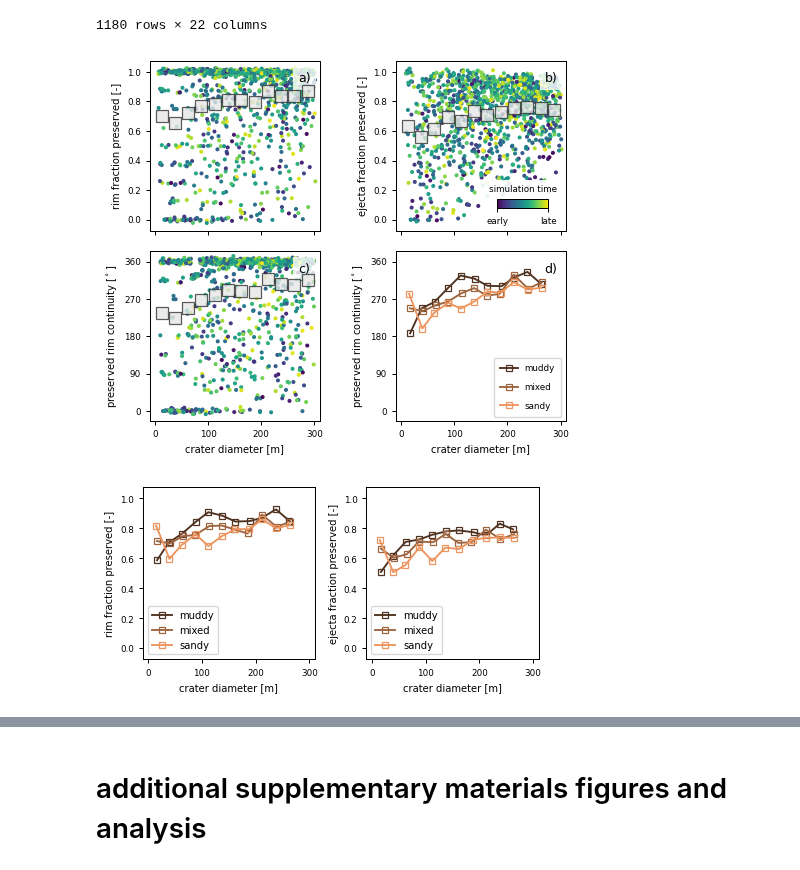
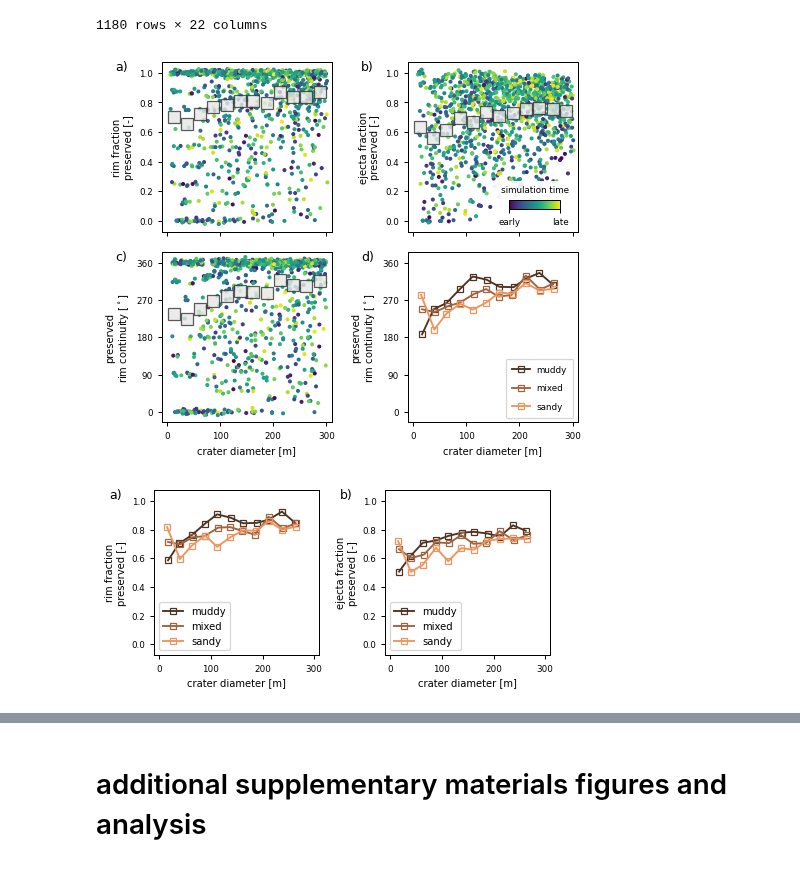
Before and after one commit to amoodie/paper_resources, a Jupyter notebook: Moodie_marscraterreworking/analysis/crater_analysis.ipynb, the cells around one changed output, grey strips where cells are left out. Saved outputs shown, nothing was run; the diff lists cells and outputs as text; code cells hidden in the pictures.

```diff
--- a/Moodie_marscraterreworking/analysis/crater_analysis.ipynb
+++ b/Moodie_marscraterreworking/analysis/crater_analysis.ipynb
@@ -1177,10 +1192,10 @@ circ = patches.Circle(
     edgecolor='k', facecolor='none', linestyle='-')
 topleft_axs[0].add_patch(circ)
 circ = patches.Arc(
-    (1010, 530), 120, 120, 0, 10, 260,
+    (1010, 530), width=120, height=120, angle=0, theta1=10, theta2=260,
     edgecolor='k', facecolor='none', linestyle='-', lw=3)
 circ2 = patches.Arc(
-    (1010, 530), 120, 120, 0, 260, 10,
+    (1010, 530), width=120, height=120, angle=0, theta1=260, theta2=10,
     edgecolor='k', facecolor='none', linestyle='--', lw=1.5)
 topright_ax.add_patch(circ)
 topright_ax.add_patch(circ2)
@@ -1837,7 +1848,7 @@ ax[0,0].scatter(
     csfd_interbedded_shuffle['diameter']+x_noise,
     csfd_interbedded_shuffle['rim_frac']+y_noise,
     c=csfd_interbedded_shuffle['crateridx'], marker='.', s=20, alpha=1)
-ax[0,0].set_ylabel('rim fraction preserved [-]', fontsize=_label_fontsize)
+ax[0,0].set_ylabel('rim fraction\npreserved [-]', fontsize=_label_fontsize)
 # ax[0,0].set_xlabel('crater diameter [m]', fontsize=_label_fontsize)
 ax[0,0].set_xlim(-10, 310)
 ax[0,0].plot(
@@ -1847,7 +1858,7 @@ ax[0,1].scatter(
     csfd_interbedded_shuffle['diameter']+x_noise,
     csfd_interbedded_shuffle['ejecta_frac']+y_noise,
     c=csfd_interbedded_shuffle['crateridx'], s=20, marker='.')
-ax[0,1].set_ylabel('ejecta fraction preserved [-]', fontsize=_label_fontsize)
+ax[0,1].set_ylabel('ejecta fraction\npreserved [-]', fontsize=_label_fontsize)
 # ax[0,1].set_xlabel('crater diameter [m]', fontsize=_label_fontsize)
 ax[0,1].set_xlim(-10, 310)
 ax[0,1].plot(
@@ -1857,7 +1868,7 @@ sc = ax[1,0].scatter(
     csfd_interbedded_shuffle['diameter'],
     csfd_interbedded_shuffle['rim_degree_consec']+y_noise*360,
     c=csfd_interbedded_shuffle['crateridx'], s=20, marker='.')
-ax[1,0].set_ylabel('preserved rim continuity [$^\\circ$]', fontsize=_label_fontsize)
+ax[1,0].set_ylabel('preserved\nrim continuity [$^\\circ$]', fontsize=_label_fontsize)
 ax[1,0].set_xlabel('crater diameter [m]', fontsize=_label_fontsize)
 ax[1,0].set_xlim(-10, 310)
 ax[1,0].set_yticks(np.linspace(0, 360, endpoint=True, num=5))
@@ -1912,7 +1923,7 @@ for i, flux_group in enumerate(grp_mean['rim_degree_consec'].index):
 
 ax[1,1].legend(fontsize=_tick_fontsize, loc='lower right', labelspacing=1.1, borderpad=0.75)
 ax[1,1].tick_params(labelsize=_tick_fontsize)
-ax[1,1].set_ylabel('preserved rim continuity [$^\\circ$]', fontsize=_label_fontsize)
+ax[1,1].set_ylabel('preserved\nrim continuity [$^\\circ$]', fontsize=_label_fontsize)
 ax[1,1].set_xlabel('crater diameter [m]', fontsize=_label_fontsize)
 ax[1,1].set_yticks(np.linspace(0, 360, endpoint=True, num=5))
 ax[1,1].set_ylim(ax[1,0].get_ylim())
@@ -1923,7 +1934,7 @@ for axi in ax.ravel():
     axi.tick_params(labelsize=_tick_fontsize)
     axi.set_aspect(1.0/axi.get_data_ratio())
 for i, axi in enumerate(ax.ravel()):
-    _panel_labeler(i, axi, x=0.85, y=0.85, color='k')
+    _panel_labeler(i, axi, x=-0.275, y=0.95, color='k')
 
 fig.set_facecolor('none')
 
@@ -1973,7 +1984,7 @@ sc = ax[1,0].scatter(
     csfd_interbedded_shuffle['time']+x_noise,
     csfd_interbedded_shuffle['rim_frac_sfc']+frac_noise,
     c=csfd_interbedded_shuffle['time'], marker='.', s=7)
-ax[1,0].set_ylabel('rim fraction\npreserved at surface [-]', fontsize=_label_fontsize)
+ax[1,0].set_ylabel('rim fraction\npreserved\nat surface [-]', fontsize=_label_fontsize)
 ax[1,0].set_xlabel('time [s]', fontsize=_label_fontsize)
 ax[1,0].xaxis.offsetText.set_fontsize(_tick_fontsize-1)
 cb = dm.plot.append_colorbar(sc, ax=ax[1,0])
@@ -1985,7 +1996,7 @@ sc = ax[1,1].scatter(
     csfd_interbedded_shuffle['diameter']+diam_noise,
     csfd_interbedded_shuffle['rim_frac_sfc']+frac_noise,
     c=csfd_interbedded_shuffle['time'], marker='.', s=7)
-ax[1,1].set_ylabel('rim fraction\npreserved at surface [-]', fontsize=_label_fontsize)
+ax[1,1].set_ylabel('rim fraction\npreserved\nat surface [-]', fontsize=_label_fontsize)
 ax[1,1].set_xlabel('crater diameter [m]', fontsize=_label_fontsize)
 ax[1,1].xaxis.offsetText.set_fontsize(_tick_fontsize-1)
 cb = dm.plot.append_colorbar(sc, ax=ax[1,1])
@@ -2041,7 +2052,7 @@ sc = ax[3,1].scatter(
     csfd_interbedded_shuffle['time']+time_noise,
     csfd_interbedded_shuffle['diameter']+diam_noise,
     c=csfd_interbedded_shuffle['rim_frac'], marker='.', s=7, cmap='plasma')
-ax[3,1].set_ylabel('diameter [-]', fontsize=_label_fontsize)
+ax[3,1].set_ylabel('diameter [m]', fontsize=_label_fontsize)
 ax[3,1].set_xlabel('time [s]', fontsize=_label_fontsize)
 ax[3,1].tick_params(labelsize=_label_fontsize)
 ax[3,1].xaxis.offsetText.set_fontsize(_tick_fontsize-1)
@@ -2052,7 +2063,7 @@ cb.set_label('rim fraction\npreserved [-]', fontsize=_tick_fontsize)
 
 for i, axi in enumerate(ax.ravel()):
     axi.tick_params(labelsize=_tick_fontsize)
-    _panel_labeler(i, axi, x=0.85, y=0.85, color='k')
+    _panel_labeler(i, axi, x=-0.275, y=0.95, color='k')
 
 fig.set_facecolor('none')
 
@@ -3046,7 +2838,7 @@ ax[0,0].scatter(
     uniform_interbedded_shuffle['diameter']+x_noise,
     uniform_interbedded_shuffle['rim_frac']+y_noise,
     c=uniform_interbedded_shuffle['crateridx'], marker='.', s=20, alpha=1)
-ax[0,0].set_ylabel('rim fraction preserved [-]', fontsize=_label_fontsize)
+ax[0,0].set_ylabel('rim fraction\npreserved [-]', fontsize=_label_fontsize)
 # ax[0,0].set_xlabel('crater diameter [m]', fontsize=_label_fontsize)
 ax[0,0].set_xlim(-10, 310)
 ax[0,0].set_ylim(-0.075, 1.075)
@@ -3057,7 +2849,7 @@ ax[0,1].scatter(
     uniform_interbedded_shuffle['diameter']+x_noise,
     uniform_interbedded_shuffle['ejecta_frac']+y_noise,
     c=uniform_interbedded_shuffle['crateridx'], s=20, marker='.')
-ax[0,1].set_ylabel('ejecta fraction preserved [-]', fontsize=_label_fontsize)
+ax[0,1].set_ylabel('ejecta fraction\npreserved [-]', fontsize=_label_fontsize)
 # ax[0,1].set_xlabel('crater diameter [m]', fontsize=_label_fontsize)
 ax[0,1].set_xlim(-10, 310)
 ax[0,1].set_ylim(-0.075, 1.075)
@@ -3082,7 +2874,7 @@ sc = ax[1,0].scatter(
     uniform_interbedded_shuffle['diameter'],
     uniform_interbedded_shuffle['rim_degree_consec']+y_noise*360,
     c=uniform_interbedded_shuffle['crateridx'], s=20, marker='.')
-ax[1,0].set_ylabel('preserved rim continuity [$^\\circ$]', fontsize=_label_fontsize)
+ax[1,0].set_ylabel('preserved\nrim continuity [$^\\circ$]', fontsize=_label_fontsize)
 ax[1,0].set_xlabel('crater diameter [m]', fontsize=_label_fontsize)
 ax[1,0].set_xlim(-10, 310)
 ax[1,0].set_yticks(np.linspace(0, 360, endpoint=True, num=5))
@@ -3117,7 +2909,7 @@ for i, flux_group in enumerate(grp_mean['rim_degree_consec'].index):
 
 ax[1,1].legend(fontsize=_tick_fontsize, loc='lower right', labelspacing=1.1, borderpad=0.75)
 ax[1,1].tick_params(labelsize=_tick_fontsize)
-ax[1,1].set_ylabel('preserved rim continuity [$^\\circ$]', fontsize=_label_fontsize)
+ax[1,1].set_ylabel('preserved\nrim continuity [$^\\circ$]', fontsize=_label_fontsize)
 ax[1,1].set_xlabel('crater diameter [m]', fontsize=_label_fontsize)
 ax[1,1].set_yticks(np.linspace(0, 360, endpoint=True, num=5))
 ax[1,1].set_ylim(ax[1,0].get_ylim())
@@ -3126,7 +2918,7 @@ ax[1,1].set_xlim(-10, 310)
 for i, axi in enumerate(ax.ravel()):
     axi.tick_params(labelsize=_tick_fontsize)
     axi.set_aspect(1.0/axi.get_data_ratio())
-    _panel_labeler(i, axi, x=0.875, y=0.875, color='k', bbox=dict(facecolor='white', edgecolor='none', alpha=0.8), zorder=1)
+    _panel_labeler(i, axi, x=-0.275, y=0.95, color='k', zorder=1)  # bbox=dict(facecolor='white', edgecolor='none', alpha=0.8)
 
 fig.set_facecolor('none')
 
@@ -3135,7 +2927,7 @@ fig.savefig(os.path.join(figure_root, 'uniform_preserved_metrics.pdf'), dpi=300,
 
 plt.show()
 # %% [output]
-[figure, old version]
+[figure, new version]
 # %%
 # divided by sand fraction for other two metrics
 uniform_interbedded_shuffle = uniform_interbedded.sample(frac=1, random_state=1).reset_index()
@@ -3143,8 +2935,8 @@ uniform_interbedded_shuffle = uniform_interbedded.sample(frac=1, random_state=1)
 fig, ax = plt.subplots(
     1, 2, figsize=(5, 2.5), dpi=90,
     gridspec_kw=dict(
-        hspace=0.2, wspace=0.3,
-    left=0.1, right=0.98, top=0.98, bottom=0.075))
+        hspace=0.2, wspace=0.4,
+    left=0.11, right=0.99, top=0.98, bottom=0.075))
 
 y_noise = np.random.normal(0, 1 * 0.01, size=len(uniform_interbedded))
 x_noise = np.random.normal(0, 300 * 0.01, size=len(uniform_interbedded))
@@ -3172,7 +2964,7 @@ for i, flux_group in enumerate(grp_mean['rim_frac'].index):
 
 ax[0].legend(fontsize=_label_fontsize)
 ax[0].tick_params(labelsize=_tick_fontsize)
-ax[0].set_ylabel('rim fraction preserved [-]', fontsize=_label_fontsize)
+ax[0].set_ylabel('rim fraction\npreserved [-]', fontsize=_label_fontsize)
 ax[0].set_xlabel('crater diameter [m]', fontsize=_label_fontsize)
 ax[0].set_ylim(-0.075, 1.075)
 ax[0].set_xlim(-10, 310)
@@ -3182,34 +2974,34 @@ for i, flux_group in enumerate(grp_mean['ejecta_frac'].index):
     idata = grp_mean.iloc[i] #[grp_mean.index == flux_group]
     idata_mask = np.isfinite(idata['ejecta_frac'].values)
 
     idata_diameter = idata['diameter'][idata_mask].values
     idata_value = idata['ejecta_frac'][idata_mask].values
     idata_std = grp_std.iloc[i]['ejecta_frac'][idata_mask].values
 
     ax[1].plot(
         idata_diameter,
         idata_value,
         marker='s', mec=cmap(i), linestyle='-', mfc='none', ms=5, color=cmap(i),
         label=sandfrac_labels[i])
 
 ax[1].legend(fontsize=_label_fontsize)
 ax[1].tick_params(labelsize=_tick_fontsize)
-ax[1].set_ylabel('ejecta fraction preserved [-]', fontsize=_label_fontsize)
+ax[1].set_ylabel('ejecta fraction\npreserved [-]', fontsize=_label_fontsize)
 ax[1].set_xlabel('crater diameter [m]', fontsize=_label_fontsize)
 ax[1].set_ylim(ax[0].get_ylim())
 ax[1].set_xlim(-10, 310)
 
 
-
-for axi in ax.ravel():
+for i, axi in enumerate(ax.ravel()):
     axi.tick_params(labelsize=_tick_fontsize)
     axi.set_aspect(1.0/axi.get_data_ratio())
+    _panel_labeler(i, axi, x=-0.275, y=0.95, color='k', zorder=1)
 
 fig.set_facecolor('none')
 
 fig.savefig(os.path.join(figure_root, 'uniform_preserved_supplement_metrics.png'), dpi=300, transparent=False, facecolor='none')
 fig.savefig(os.path.join(figure_root, 'uniform_preserved_supplement_metrics.pdf'), dpi=300, transparent=False, facecolor='white')
 
 plt.show()
 # %% [output]
-[figure, old version]
+[figure, new version]
```
Also changed, not shown: parts of 36 cells of this notebook.
